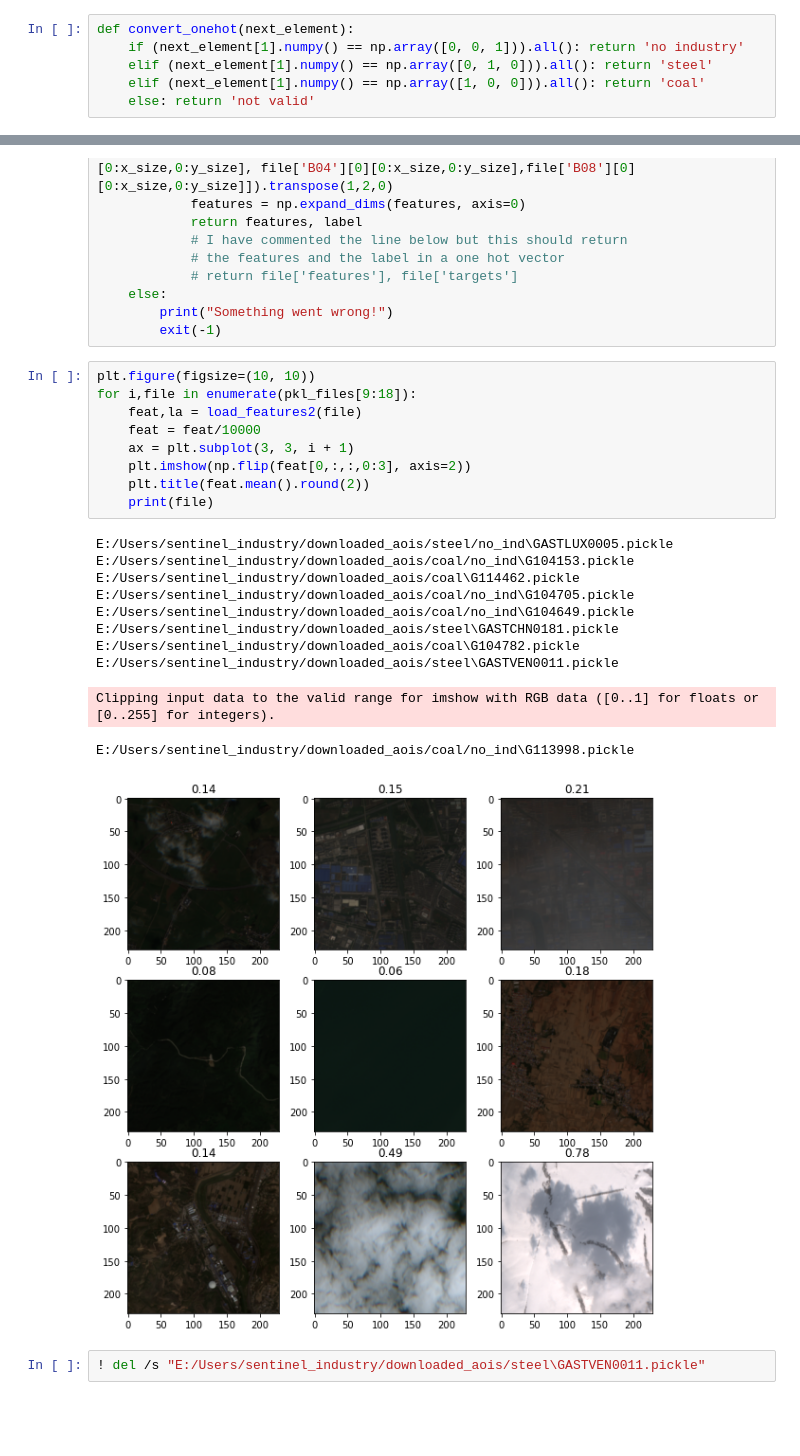
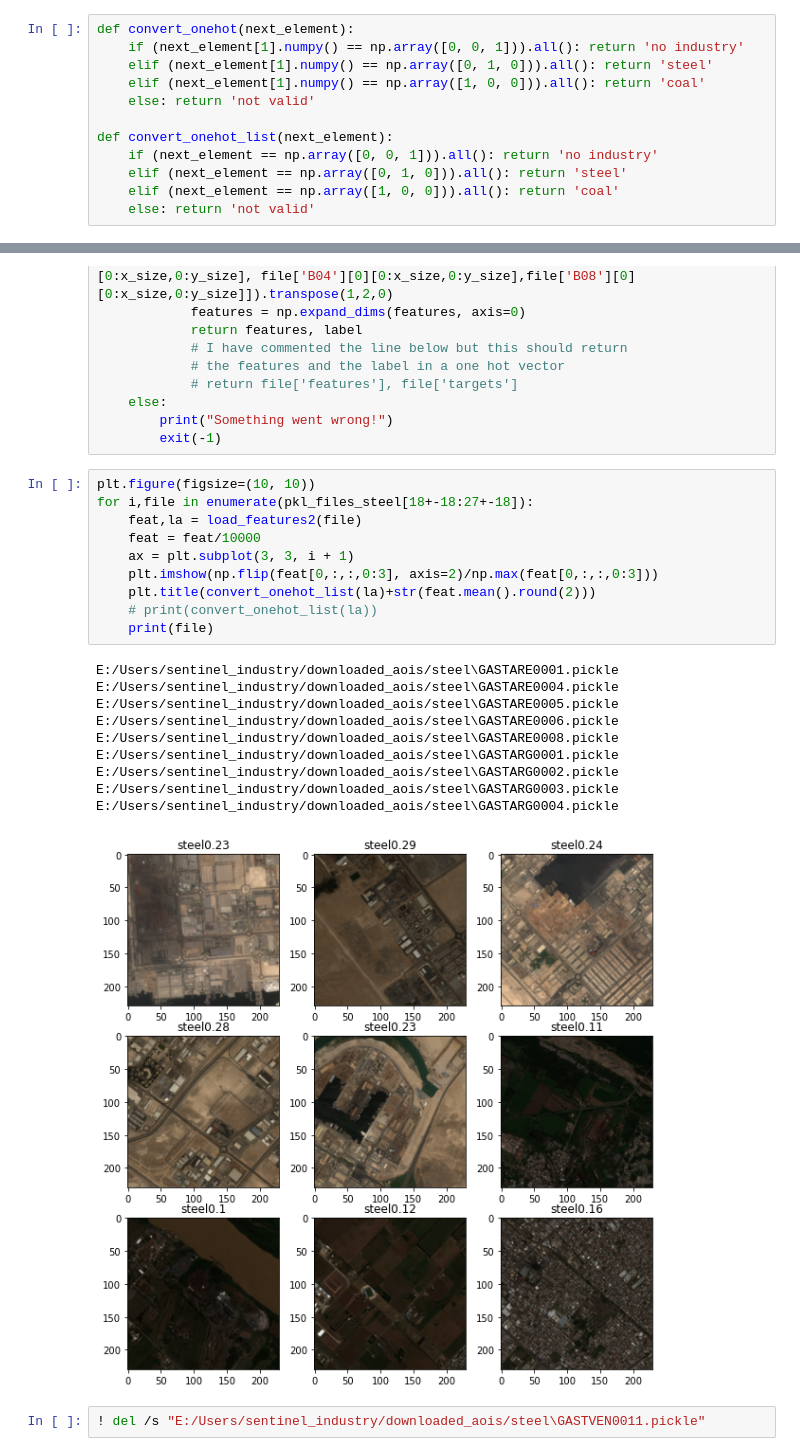
Before and after one commit to ManshaP/sentinel_industry, a Jupyter notebook: data_preprocessing.ipynb, the cells around one changed output, grey strips where cells are left out. Saved outputs shown, nothing was run; the diff lists cells and outputs as text; blank space fills up the shorter version.

```diff
--- a/data_preprocessing.ipynb
+++ b/data_preprocessing.ipynb
@@ -124,6 +124,12 @@ def convert_onehot(next_element):
     elif (next_element[1].numpy() == np.array([0, 1, 0])).all(): return 'steel'
     elif (next_element[1].numpy() == np.array([1, 0, 0])).all(): return 'coal'
     else: return 'not valid'
+
+def convert_onehot_list(next_element):
+    if (next_element == np.array([0, 0, 1])).all(): return 'no industry'
+    elif (next_element == np.array([0, 1, 0])).all(): return 'steel'
+    elif (next_element == np.array([1, 0, 0])).all(): return 'coal'
+    else: return 'not valid'
 # %%
 plt.figure(figsize=(10, 10))
 for i in range(9):
@@ -168,25 +176,25 @@ def load_features2(name):
         exit(-1)
 # %%
 plt.figure(figsize=(10, 10))
-for i,file in enumerate(pkl_files[9:18]):
+for i,file in enumerate(pkl_files_steel[18+-18:27+-18]):
     feat,la = load_features2(file)
     feat = feat/10000
     ax = plt.subplot(3, 3, i + 1)
-    plt.imshow(np.flip(feat[0,:,:,0:3], axis=2))
-    plt.title(feat.mean().round(2))
+    plt.imshow(np.flip(feat[0,:,:,0:3], axis=2)/np.max(feat[0,:,:,0:3]))
+    plt.title(convert_onehot_list(la)+str(feat.mean().round(2)))
+    # print(convert_onehot_list(la))
     print(file)
 # %% [output]
-E:/Users/sentinel_industry/downloaded_aois/steel/no_ind\GASTLUX0005.pickle
-E:/Users/sentinel_industry/downloaded_aois/coal/no_ind\G104153.pickle
-E:/Users/sentinel_industry/downloaded_aois/coal\G114462.pickle
-E:/Users/sentinel_industry/downloaded_aois/coal/no_ind\G104705.pickle
-E:/Users/sentinel_industry/downloaded_aois/coal/no_ind\G104649.pickle
-E:/Users/sentinel_industry/downloaded_aois/steel\GASTCHN0181.pickle
-E:/Users/sentinel_industry/downloaded_aois/coal\G104782.pickle
-E:/Users/sentinel_industry/downloaded_aois/steel\GASTVEN0011.pickle
+E:/Users/sentinel_industry/downloaded_aois/steel\GASTARE0001.pickle
+E:/Users/sentinel_industry/downloaded_aois/steel\GASTARE0004.pickle
+E:/Users/sentinel_industry/downloaded_aois/steel\GASTARE0005.pickle
+E:/Users/sentinel_industry/downloaded_aois/steel\GASTARE0006.pickle
+E:/Users/sentinel_industry/downloaded_aois/steel\GASTARE0008.pickle
+E:/Users/sentinel_industry/downloaded_aois/steel\GASTARG0001.pickle
+E:/Users/sentinel_industry/downloaded_aois/steel\GASTARG0002.pickle
+E:/Users/sentinel_industry/downloaded_aois/steel\GASTARG0003.pickle
+E:/Users/sentinel_industry/downloaded_aois/steel\GASTARG0004.pickle
-Clipping input data to the valid range for imshow with RGB data ([0..1] for floats or [0..255] for integers).
-E:/Users/sentinel_industry/downloaded_aois/coal/no_ind\G113998.pickle
-[figure, old version]
+[figure, new version]
 # %%
 ! del /s "E:/Users/sentinel_industry/downloaded_aois/steel\GASTVEN0011.pickle"
 # %% [output]
```
Also changed, not shown: parts of 5 cells of this notebook, 1 other file.
